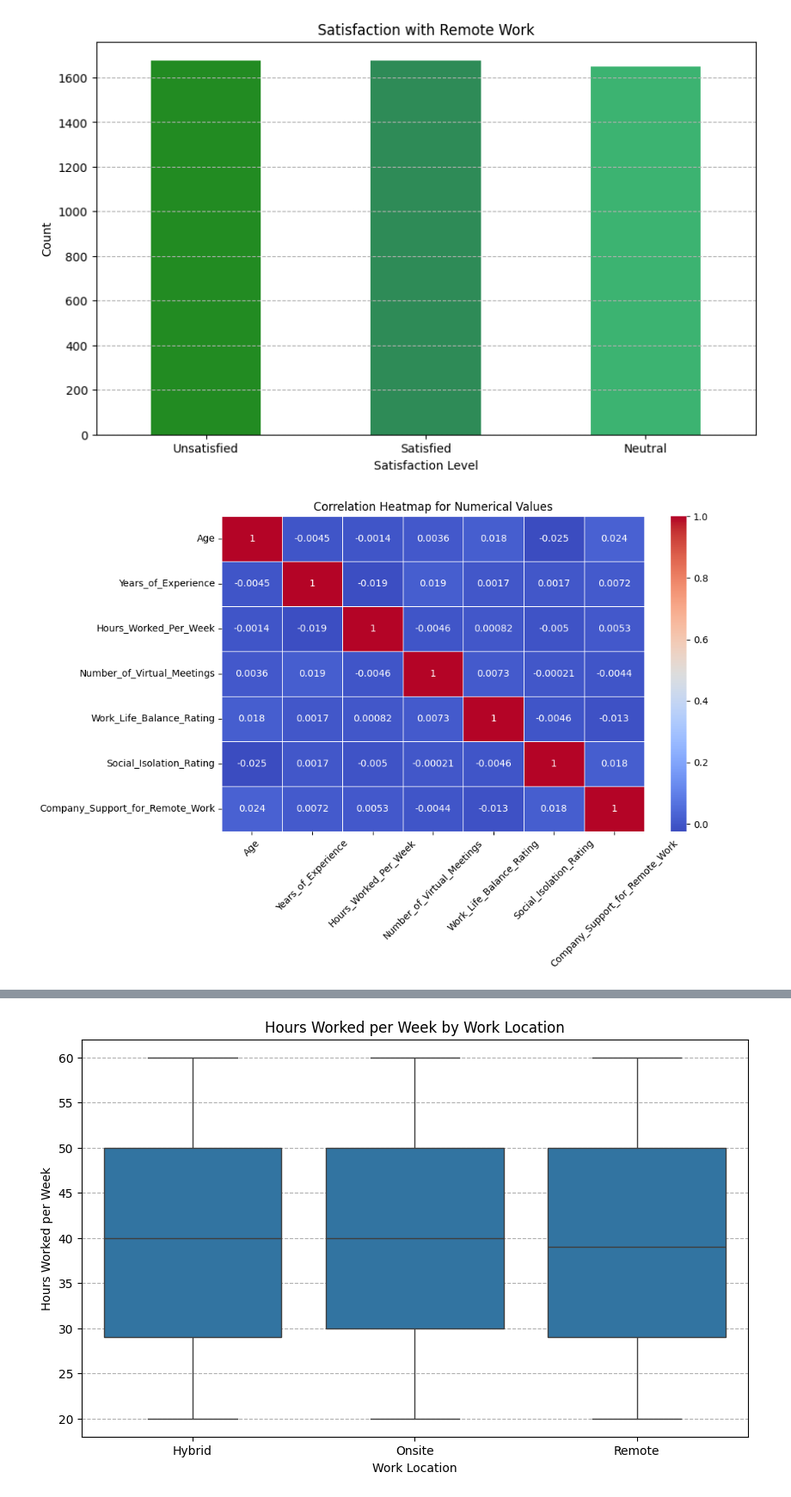
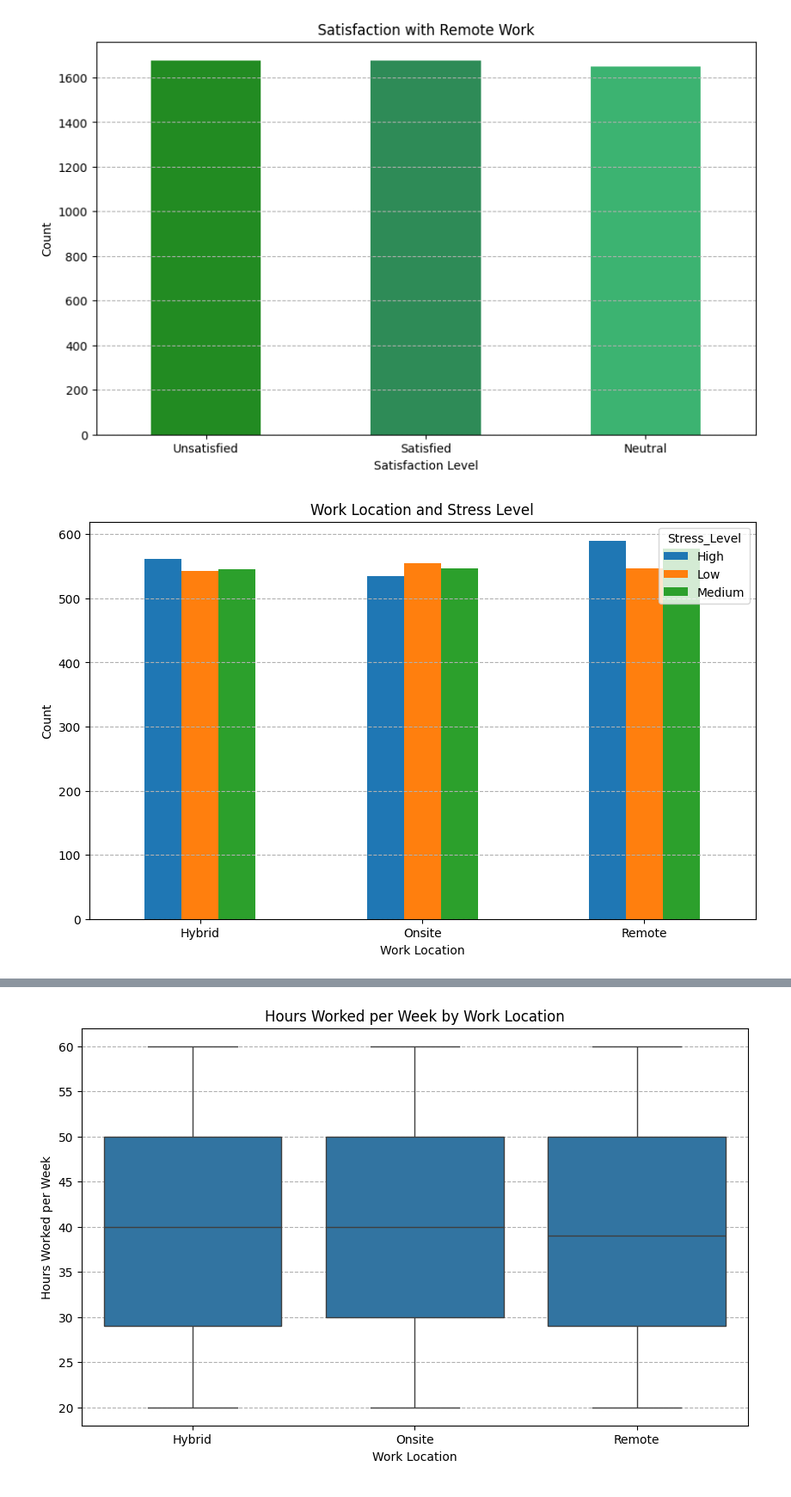
Before and after one commit to sibashisks/DataDrivenAnalysis_For_RemoteWork_And_MentalHealth, a Jupyter notebook: 03-EDA.ipynb, the cells around one changed output, grey strips where cells are left out. Shown at 86% size. Cells and saved outputs as stored; diff of their text form; code cells hidden in the pictures.

```diff
--- a/03-EDA.ipynb
+++ b/03-EDA.ipynb
@@ -72,13 +72,12 @@ plt.xticks(rotation = 0)
 plt.show()
 # %% [output]
 [figure]
-# %%
-# Correlation Heatmap for Numerical Values
-plt.figure(figsize = (10, 6))
-numerical_df = df.select_dtypes(include = 'int64')
-sns.heatmap(numerical_df.corr(), annot = True, cmap = 'coolwarm', linewidths = 0.5)
-plt.title('Correlation Heatmap for Numerical Values')
-plt.xticks(rotation = 45)
-plt.show()
-# %% [output]
-[figure, removed]
+# %%
+# Work Location and Stress Level
+df.groupby(['Work_Location', 'Stress_Level'], observed = False).size().unstack().plot(kind = 'bar', xlabel = 'Work Location', ylabel = 'Count',
+                                                                                     title = 'Work Location and Stress Level', figsize = (10, 6))
+plt.grid(axis = 'y', linestyle = '--')
+plt.xticks(rotation = 0)
+plt.show()
+# %% [output]
+[figure, added]
```
Also changed, not shown: parts of 9 cells of this notebook.
